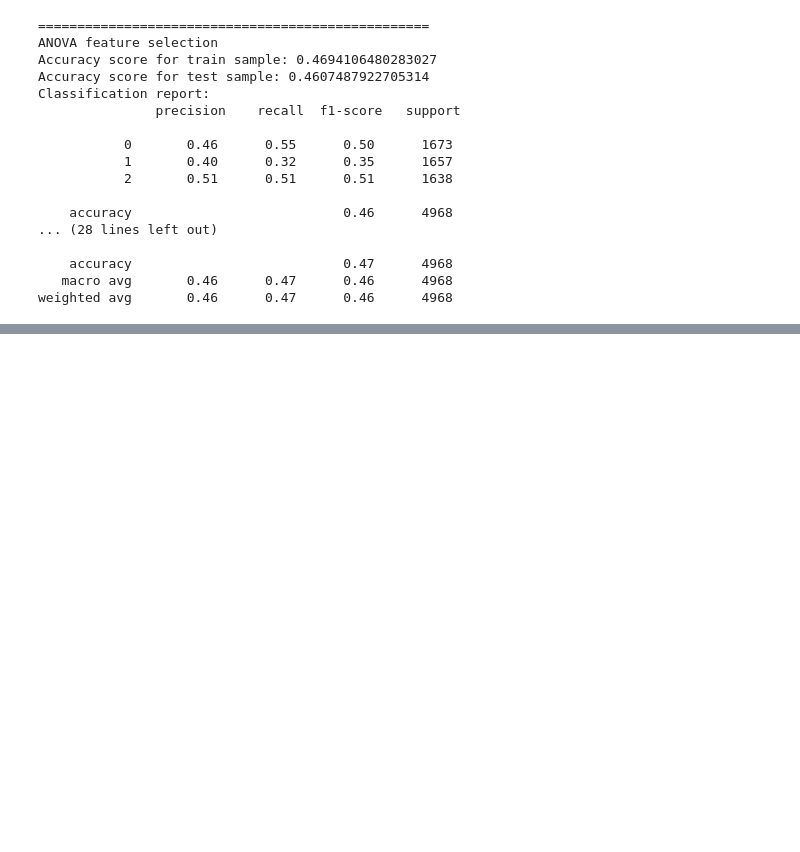
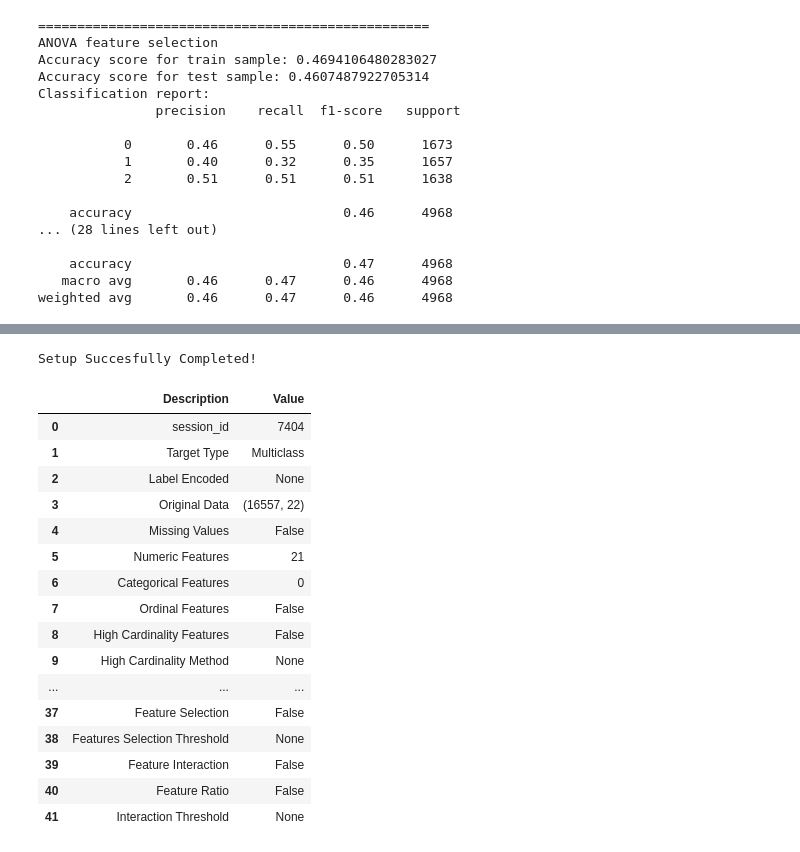
Before and after one commit to LudivineLacour/predict-medical-desert, a Jupyter notebook: code/classification_supervised_learning.ipynb, the cells around one changed output, grey strips where cells are left out. Cells and saved outputs as stored; diff of their text form; code cells hidden in the pictures; blank space fills up the shorter version.

```diff
--- a/code/classification_supervised_learning.ipynb
+++ b/code/classification_supervised_learning.ipynb
@@ -499,0 +642,4 @@ Global conclusion:
+# %%
+# Recreating the dataframe with resampled data
+df_res = pd.merge(X_res,y_res, 'inner', left_on=X_res.index, right_on=y_res.index).drop('key_0',axis=1)
+df_res.head()
@@ -499,0 +653,22 @@ Global conclusion:
+# %%
+# Initializing setup
+clf1 = setup(data = df_res, target = 'medical_desert', numeric_features = ['healthcare_education_establishments'])
+# %% [output]
+Setup Succesfully Completed!
+|  | Description | Value |
+| 0 | session_id | 7404 |
+| 1 | Target Type | Multiclass |
+| 2 | Label Encoded | None |
+| 3 | Original Data | (16557, 22) |
+| 4 | Missing Values | False |
+| 5 | Numeric Features | 21 |
+| 6 | Categorical Features | 0 |
+| 7 | Ordinal Features | False |
+| 8 | High Cardinality Features | False |
+| 9 | High Cardinality Method | None |
+| ... | ... | ... |
+| 37 | Feature Selection | False |
+| 38 | Features Selection Threshold | None |
+| 39 | Feature Interaction | False |
+| 40 | Feature Ratio | False |
+| 41 | Interaction Threshold | None |
```
Also changed, not shown: parts of 19 cells of this notebook, 1 other file.
